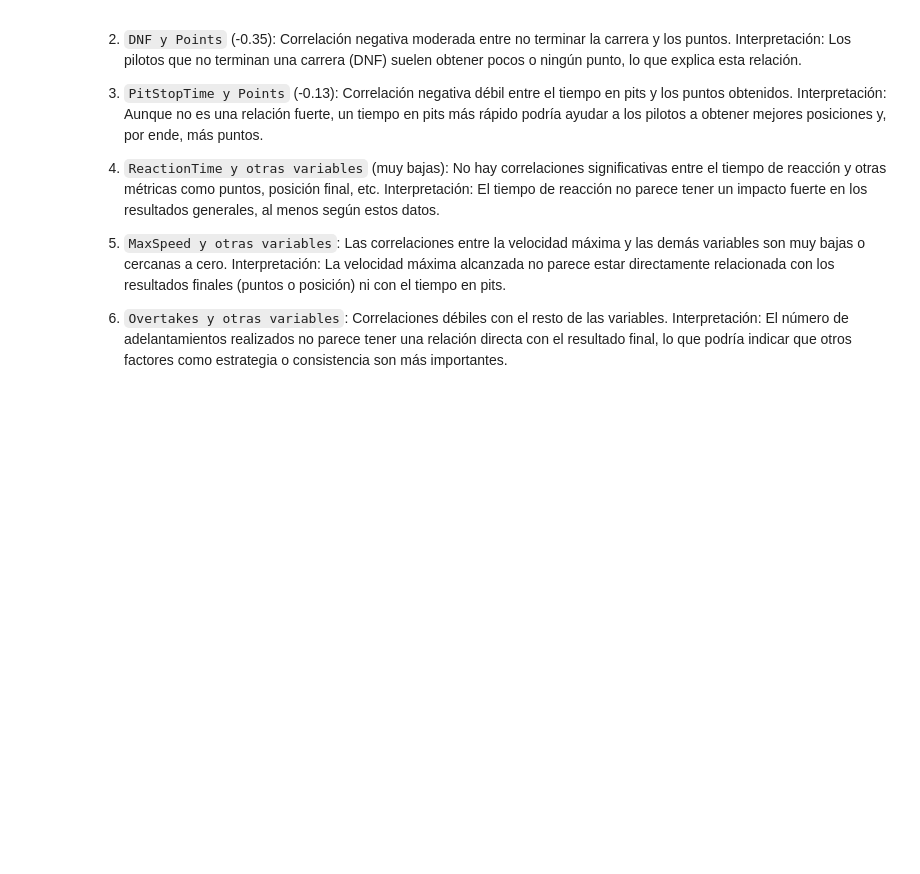
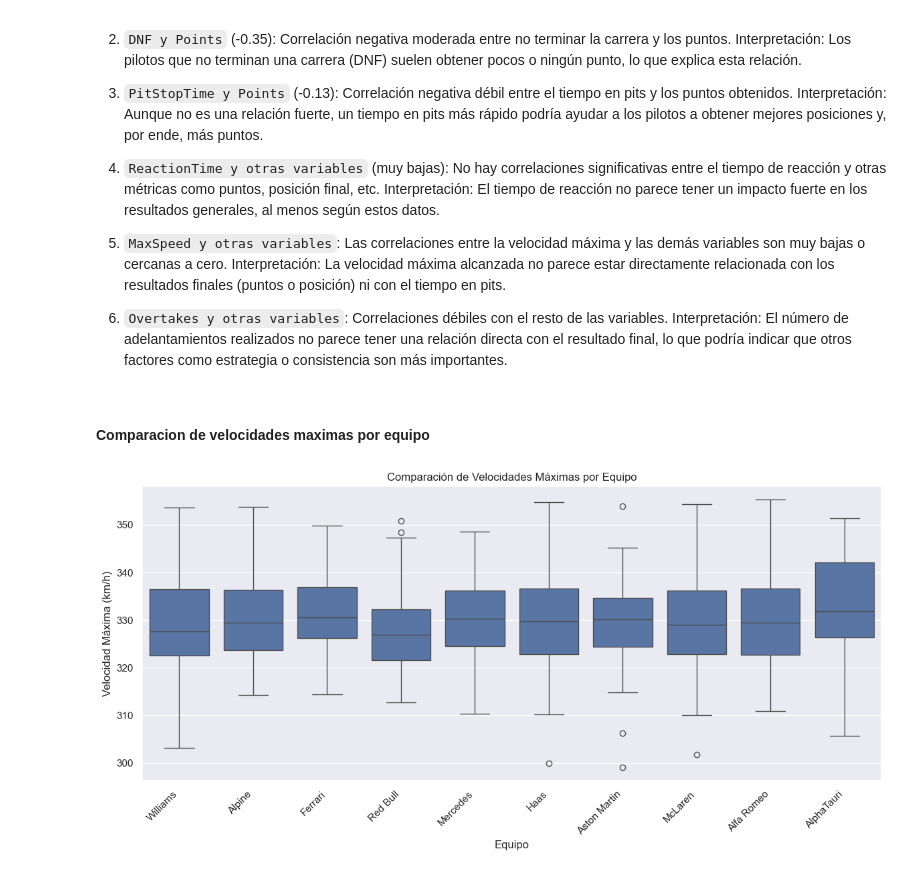
Before and after one commit to JabelResendiz/F1StatsLab, a Jupyter notebook: formula1/f1.ipynb, the cells around one changed output. Drawn from its saved outputs; the diff is of its cells as text; code cells hidden in the pictures; blank space fills up the shorter version.

```diff
--- a/formula1/f1.ipynb
+++ b/formula1/f1.ipynb
@@ -544,3 +577,16 @@ Interpretación: La velocidad máxima alcanzada no parece estar directamente rel
 6. `Overtakes y otras variables`:
 Correlaciones débiles con el resto de las variables.
 Interpretación: El número de adelantamientos realizados no parece tener una relación directa con el resultado final, lo que podría indicar que otros factores como estrategia o consistencia son más importantes.
+# %% [markdown]
+#### Comparacion de velocidades maximas por equipo
+# %%
+plt.figure(figsize=(12, 6))
+sns.boxplot(x='Team', y='MaxSpeed', data=f1)
+plt.title('Comparación de Velocidades Máximas por Equipo')
+plt.xlabel('Equipo')
+plt.ylabel('Velocidad Máxima (km/h)')
+plt.xticks(rotation=45, ha='right')
+plt.tight_layout()
+plt.show()
+# %% [output]
+[figure, added]
```
Also changed, not shown: parts of 15 cells of this notebook, 1 other file.
